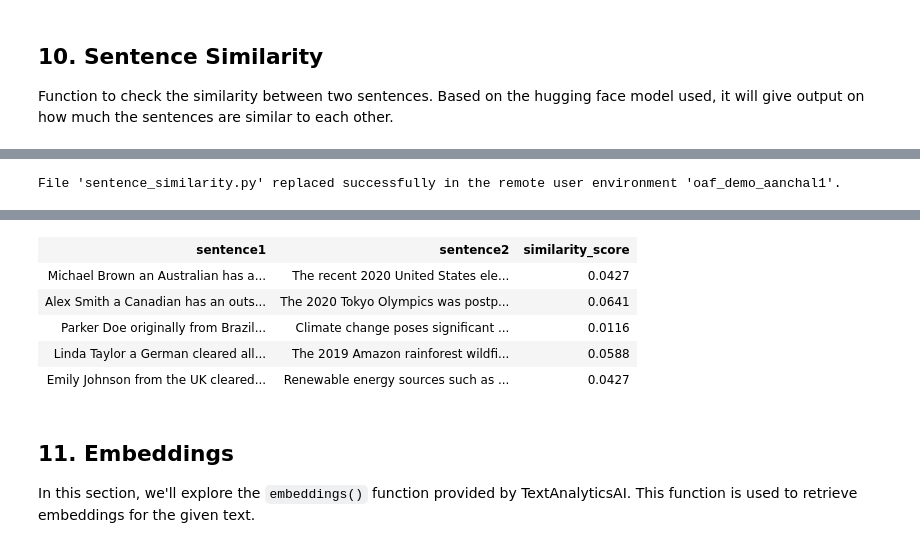
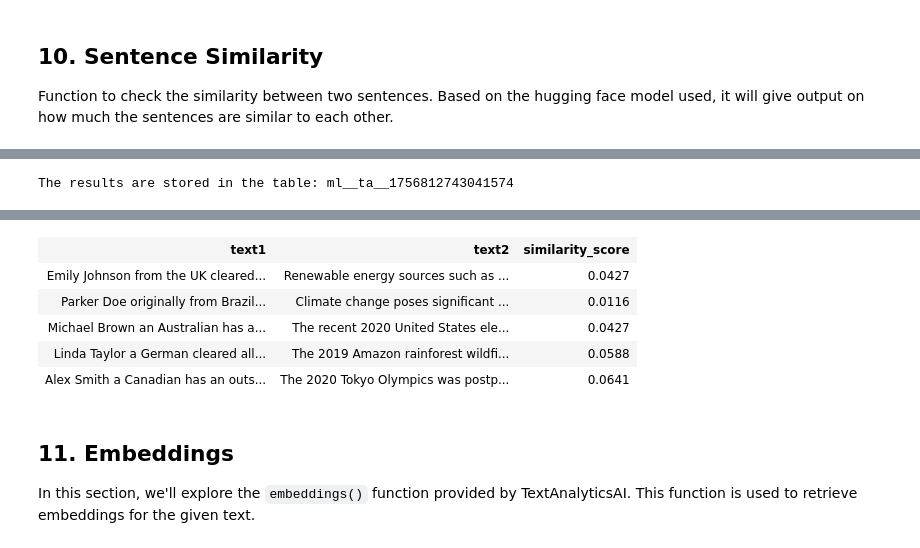
Before and after one commit to Teradata/teradatagenai, a Jupyter notebook: Workflows/TextAnalytics/teradata_text_analytics_with_byollm_huggingface.ipynb, the cells around one changed output, grey strips where cells are left out. Saved outputs shown, nothing was run; the diff lists cells and outputs as text; code cells hidden in the pictures.

```diff
--- a/Workflows/TextAnalytics/teradata_text_analytics_with_byollm_huggingface.ipynb
+++ b/Workflows/TextAnalytics/teradata_text_analytics_with_byollm_huggingface.ipynb
@@ -496,6 +546,11 @@ Model is already available in the user environment.
 # %%
 # Using a user-defind script
 sentence_similarity_script = os.path.join(base_dir, 'example-data', 'sentence_similarity.py')
-obj.sentence_similarity(column1="employee_data", column2="articles",data=data, script=sentence_similarity_script, delimiter="#")
+obj.sentence_similarity(column1="employee_data", column2="articles",data=df,
+                        returns = {"text1": VARCHAR(10000),
+                                   "text2": VARCHAR(10000),
+                                   "similarity_score": FLOAT()},
+                        accumulate=["employee_data","articles"],
+                        script=sentence_similarity_script, delimiter="#")
 # %% [output]
-File 'sentence_similarity.py' replaced successfully in the remote user environment 'oaf_demo_aanchal1'.
+The results are stored in the table: ml__ta__1756812743041574
@@ -502,9 +558,9 @@ File 'sentence_similarity.py' replaced successfully in the remote user environme
-| sentence1 | sentence2 | similarity_score |
+| text1 | text2 | similarity_score |
+| Emily Johnson from the UK cleared... | Renewable energy sources such as ... | 0.0427 |
+| Parker Doe originally from Brazil... | Climate change poses significant ... | 0.0116 |
 | Michael Brown an Australian has a... | The recent 2020 United States ele... | 0.0427 |
+| Linda Taylor a German cleared all... | The 2019 Amazon rainforest wildfi... | 0.0588 |
 | Alex Smith a Canadian has an outs... | The 2020 Tokyo Olympics was postp... | 0.0641 |
-| Parker Doe originally from Brazil... | Climate change poses significant ... | 0.0116 |
-| Linda Taylor a German cleared all... | The 2019 Amazon rainforest wildfi... | 0.0588 |
-| Emily Johnson from the UK cleared... | Renewable energy sources such as ... | 0.0427 |
 # %% [markdown]
 ## 11. Embeddings
 In this section, we'll explore the `embeddings()` function provided by TextAnalyticsAI. This function is used to retrieve embeddings for the given text.
```
Also changed, not shown: parts of 36 cells of this notebook, 11 other files.
